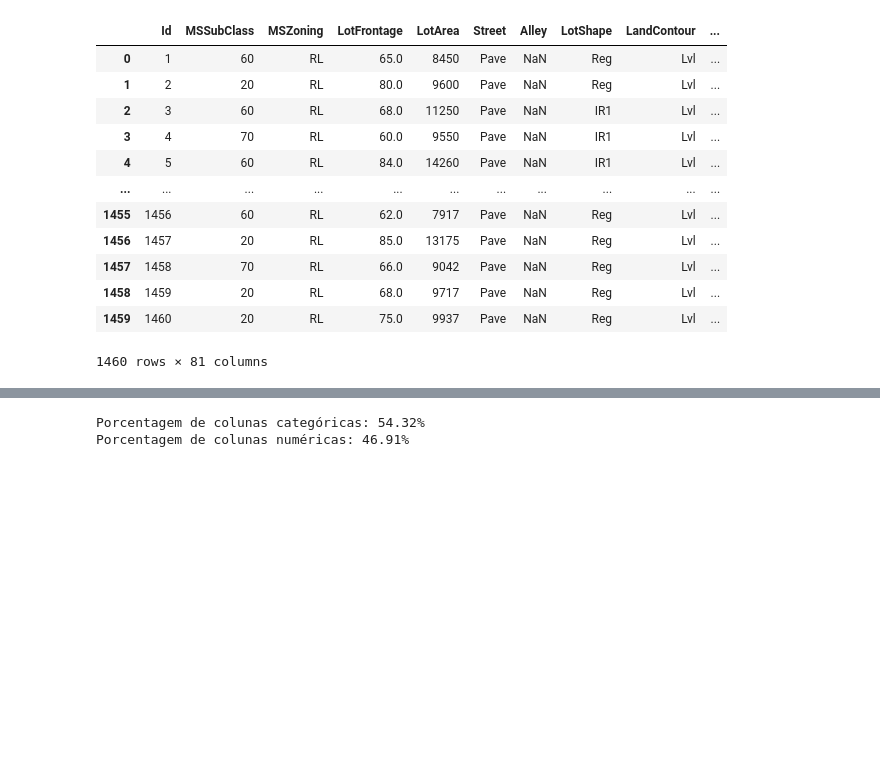
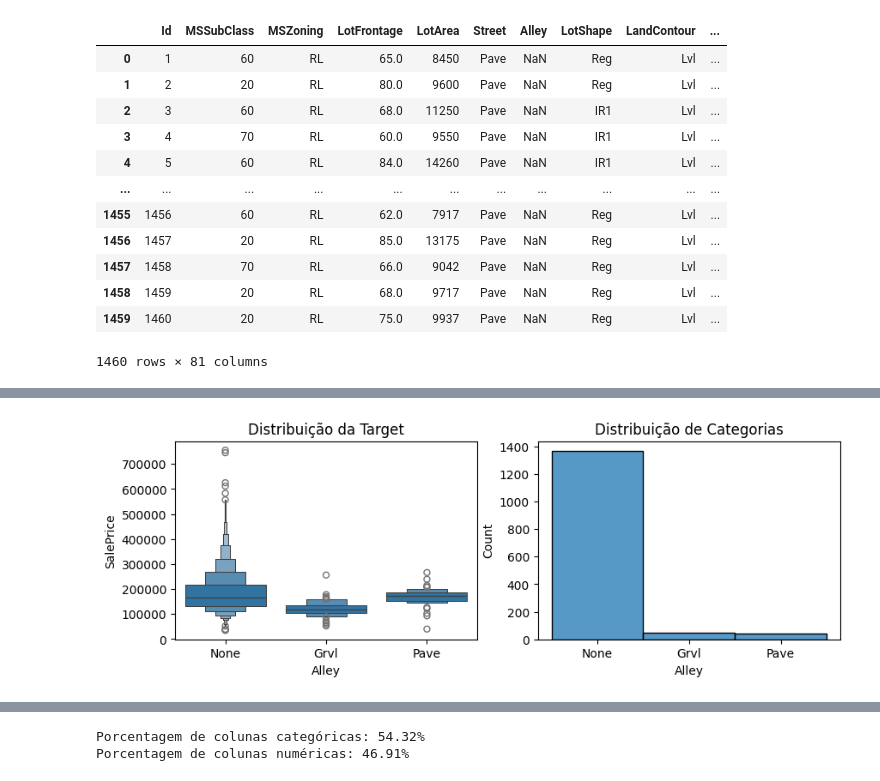
Before and after one commit to maris-silva/competicao_DS, a Jupyter notebook: advanced_sales_prices.ipynb, the cells around one changed output, grey strips where cells are left out. Cells and saved outputs as stored; diff of their text form; code cells hidden in the pictures; blank space fills up the shorter version.

```diff
--- a/advanced_sales_prices.ipynb
+++ b/advanced_sales_prices.ipynb
@@ -74,0 +162,6 @@ df.describe() # nada muito incoerente, só desbalanceado
+# %%
+plot_distribution("Alley")
+# acho que Street já traz a informação entre pave/grvl
+# e a maioria é none, ent dá pra dropar
+# %% [output]
+[figure, added]
```
Also changed, not shown: parts of 71 cells of this notebook.
